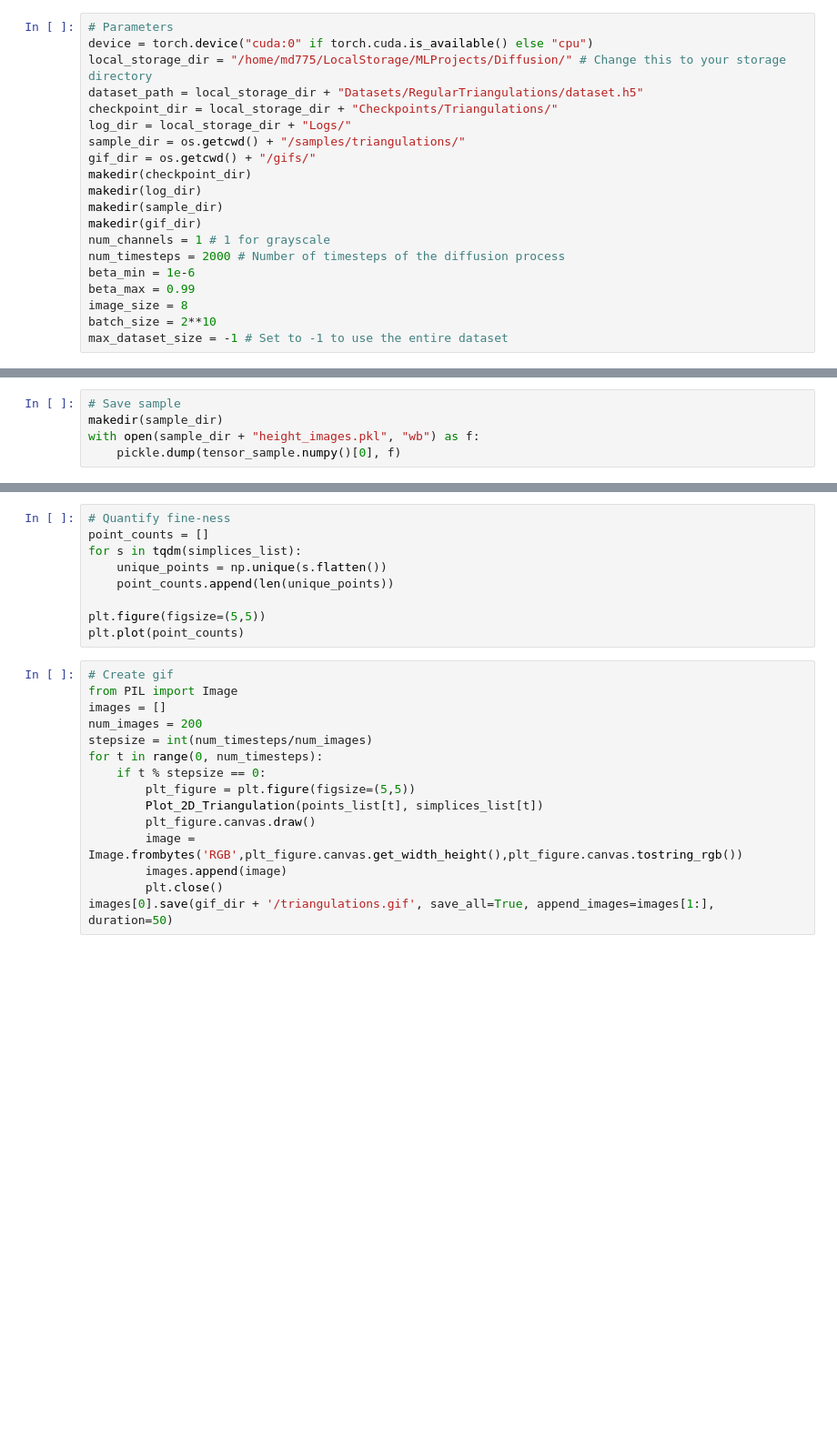
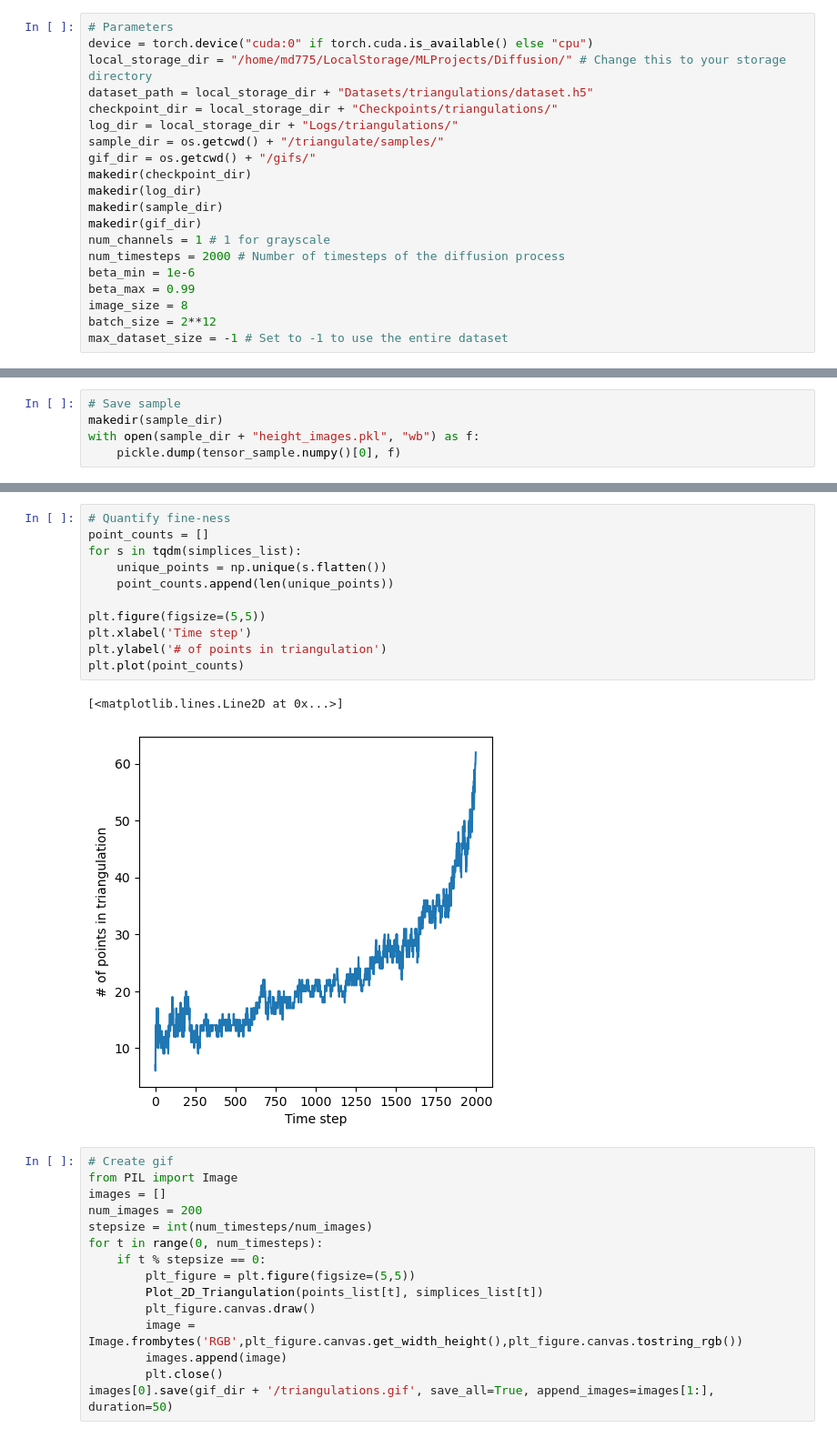
Before and after one commit to mdemi/diffusion, a Jupyter notebook: 03_Triangulations.ipynb, the cells around one changed output, grey strips where cells are left out. Shown at 91% size. Drawn from its saved outputs; the diff is of its cells as text; blank space fills up the shorter version.

Commit message:
Expanded triangulations notebook.

```diff
--- a/03_Triangulations.ipynb
+++ b/03_Triangulations.ipynb
@@ -17,10 +29,10 @@ torch.set_float32_matmul_precision('medium')
 # Parameters
 device = torch.device("cuda:0" if torch.cuda.is_available() else "cpu")
 local_storage_dir = "/home/md775/LocalStorage/MLProjects/Diffusion/" # Change this to your storage directory
-dataset_path = local_storage_dir + "Datasets/RegularTriangulations/dataset.h5"
-checkpoint_dir = local_storage_dir + "Checkpoints/Triangulations/"
-log_dir = local_storage_dir + "Logs/"
-sample_dir = os.getcwd() + "/samples/triangulations/"
+dataset_path = local_storage_dir + "Datasets/triangulations/dataset.h5"
+checkpoint_dir = local_storage_dir + "Checkpoints/triangulations/"
+log_dir = local_storage_dir + "Logs/triangulations/"
+sample_dir = os.getcwd() + "/triangulate/samples/"
 gif_dir = os.getcwd() + "/gifs/"
 makedir(checkpoint_dir)
 makedir(log_dir)
@@ -31,7 +43,7 @@ num_timesteps = 2000 # Number of timesteps of the diffusion process
 beta_min = 1e-6
 beta_max = 0.99
 image_size = 8
-batch_size = 2**10
+batch_size = 2**12
 max_dataset_size = -1 # Set to -1 to use the entire dataset
 # %%
 # Load dataset
@@ -188,12 +241,17 @@ plt.show()
 # %%
 # Quantify fine-ness
 point_counts = []
 for s in tqdm(simplices_list):
     unique_points = np.unique(s.flatten())
     point_counts.append(len(unique_points))
 
 plt.figure(figsize=(5,5))
+plt.xlabel('Time step')
+plt.ylabel('# of points in triangulation')
 plt.plot(point_counts)
+# %% [output]
+[<matplotlib.lines.Line2D at 0x...>]
+[figure, added]
 # %%
 # Create gif
 from PIL import Image
```
Also changed, not shown: parts of 8 cells of this notebook, 2 other files.
